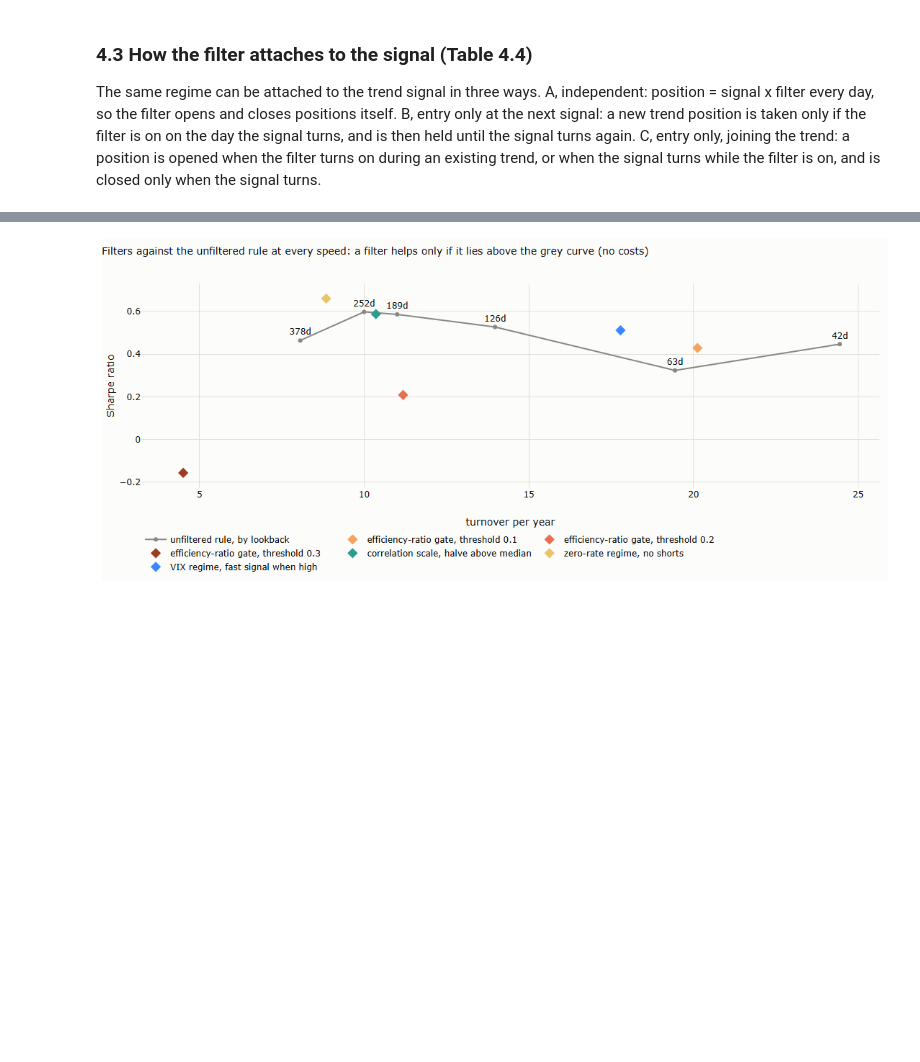
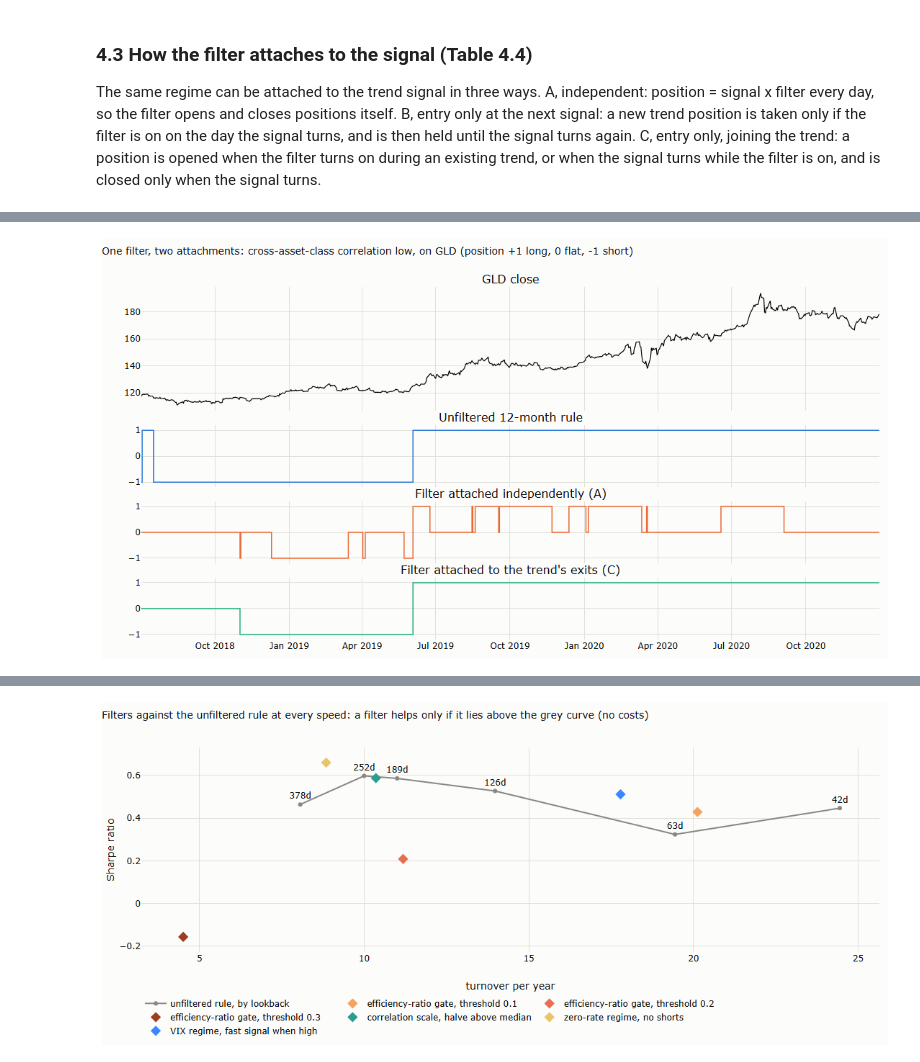
Before and after one commit to MaxGnesi/systematic-trading-notes, a Jupyter notebook: lectures/08-filters-and-overlays/08_filters_and_overlays.ipynb, the cells around one changed output, grey strips where cells are left out. Cells and saved outputs as stored; diff of their text form; code cells hidden in the pictures; blank space fills up the shorter version.

```diff
--- a/lectures/08-filters-and-overlays/08_filters_and_overlays.ipynb
+++ b/lectures/08-filters-and-overlays/08_filters_and_overlays.ipynb
@@ -302,0 +472,18 @@ display(attach_table[["time in market", "turnover per year", "Sharpe, no costs",
+# %%
+# chart G.4: the same filter attached two ways, on gold
+asset, a0, a1 = "GLD", "2018-07-01", "2020-12-31"
+on_cells = cells((xcorr <= xcorr_med).fillna(False))
+posA = attach_vec(base_sig, on_cells, "A")[asset].loc[a0:a1]
+posC = attach_vec(base_sig, on_cells, "C")[asset].loc[a0:a1]
+fig = make_subplots(rows=4, cols=1, shared_xaxes=True, vertical_spacing=0.04, row_heights=[0.4, 0.2, 0.2, 0.2],
+                    subplot_titles=(f"{asset} close", "Unfiltered 12-month rule", "Filter attached independently (A)", "Filter attached to the trend's exits (C)"))
+fig.add_scatter(x=C[asset].loc[a0:a1].index, y=C[asset].loc[a0:a1], mode="lines", line=dict(color="black", width=1.2), showlegend=False, row=1, col=1)
+for rr_, ser in ((2, base_sig[asset].loc[a0:a1]), (3, posA), (4, posC)):
+    fig.add_scatter(x=ser.index, y=ser, mode="lines", line=dict(width=1.5, color=SERIES[rr_ - 2], shape="hv"), showlegend=False, row=rr_, col=1)
+    fig.update_yaxes(range=[-1.2, 1.2], tickvals=[-1, 0, 1], row=rr_, col=1)
+fig.update_layout(title=f"One filter, two attachments: cross-asset-class correlation low, on {asset} (position +1 long, 0 flat, -1 short)",
+                  height=620, width=1100, margin=dict(t=90))
+save_figure(fig, "08_04_attachment_example", FIG)
+fig
+# %% [output]
+[figure, added]
```
Also changed, not shown: parts of 9 cells of this notebook, 5 other files.
